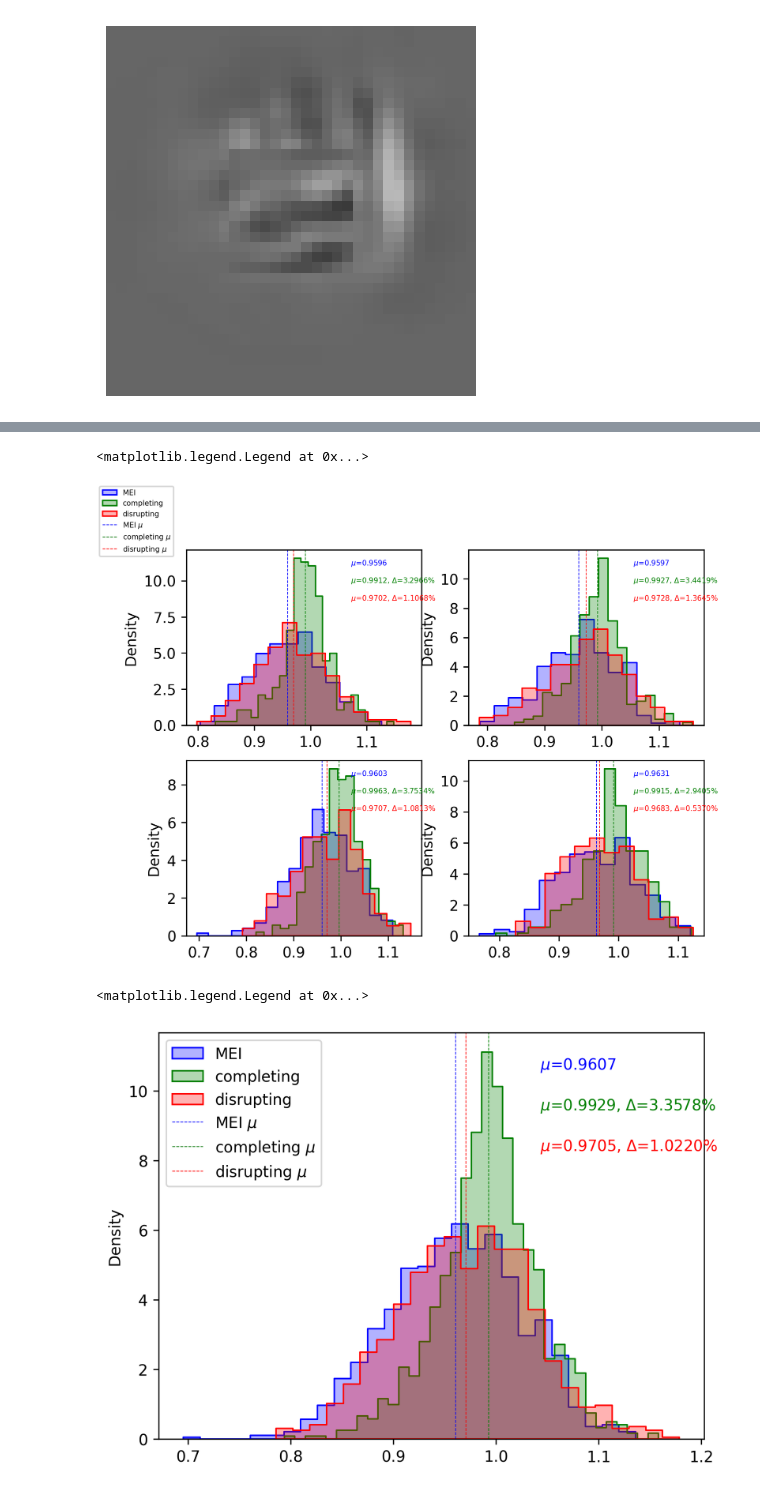
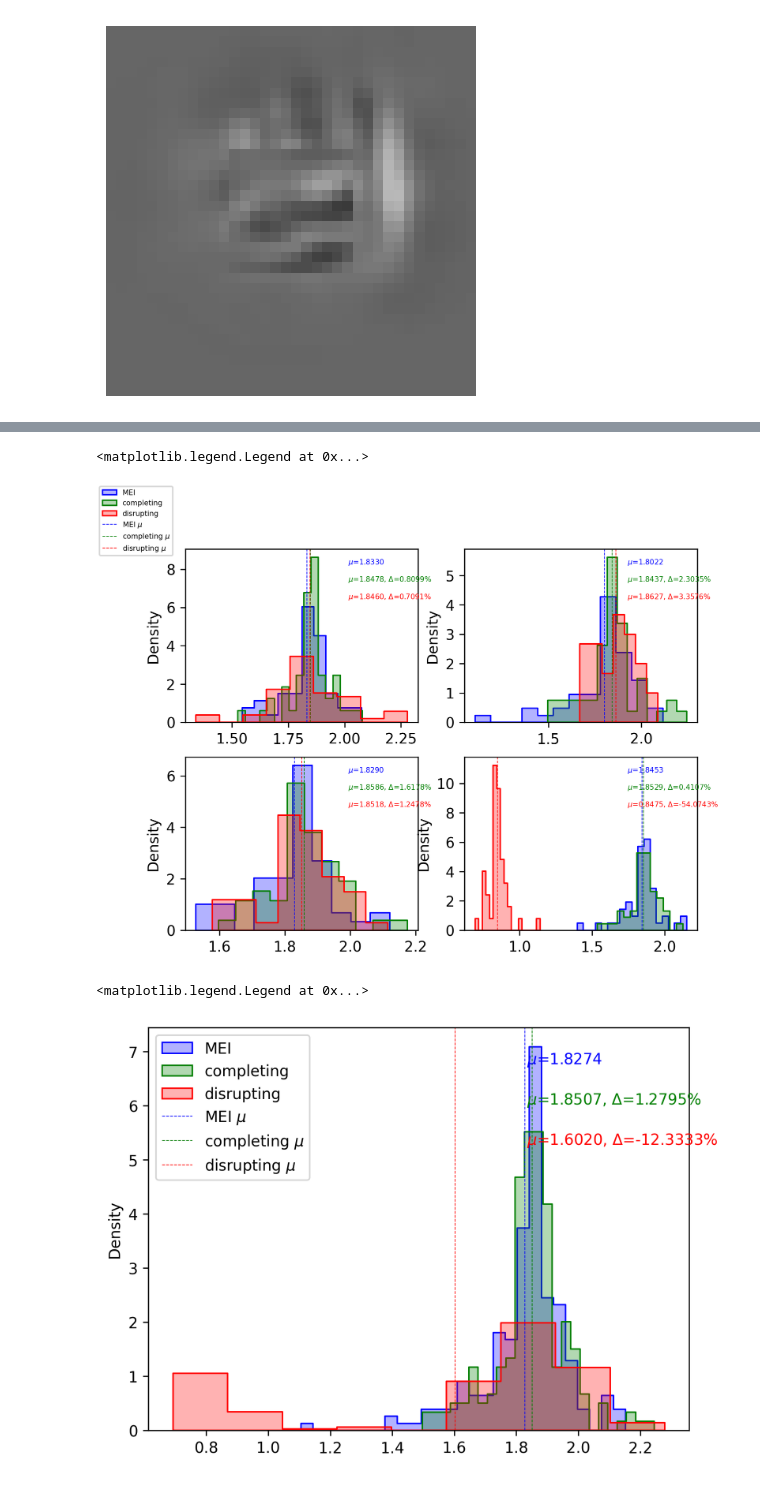
Before and after one commit to suhasshrinivasan/probabilistic-center-surround, a Jupyter notebook: experiments/exc_driven_model/hierarchical_exc_model.ipynb, the cells around one changed output, grey strips where cells are left out. Cells and saved outputs as stored; diff of their text form; code cells hidden in the pictures.

```diff
--- a/experiments/exc_driven_model/hierarchical_exc_model.ipynb
+++ b/experiments/exc_driven_model/hierarchical_exc_model.ipynb
@@ -50,10 +176,0 @@ vmax = np.max(exc_images)
-# %%
-# model_images = exc_images[-G_dim:]
-model_images = np.array([exc_images[0], exc_images[1]])
-model = HierarchicalGratingModel(
-    gratings=model_images,
-    G_prob=G_prob,
-    X_sigma=x_sigma,
-    I_sigma=I_sigma,
-    gratings_offset=offset
-)
@@ -98,7 +246,7 @@ model.visualize_learned_X(nrows=x_visual_nrows, ncols=x_visual_ncols)
 # %%
 empty_image = np.zeros((36, 36))
-empty_image[12:24, 12:24] = model.grating_crops[4][1].reshape(12, 12).copy()
-MEI_center = model.grating_crops[4][1].reshape(12, 12).copy()
+empty_image[12:24, 12:24] = model.pattern_crops[4][1].reshape(12, 12).copy()
+MEI_center = model.pattern_crops[4][1].reshape(12, 12).copy()
 MEI = empty_image
 plt.imshow(MEI, cmap="gray", vmin=vmin, vmax=vmax)
 plt.axis("off")
@@ -106,15 +254,15 @@ plt.axis("off")
 (-0.5, 35.5, 35.5, -0.5)
 [figure]
 # %%
-completing = model.gratings[1].copy()
+completing = model.patterns[1].copy()
 plt.imshow(completing, cmap="gray", vmin=vmin, vmax=vmax)
 plt.axis("off")
 # %% [output]
 (-0.5, 35.5, 35.5, -0.5)
 [figure]
 # %%
-disrupting = model.gratings[0].copy()
-disrupting[12:24, 12:24] = MEI_center
+disrupting = model.patterns[0].copy()
+disrupting[12:24, 12:24] = MEI_center.copy()
 plt.imshow(disrupting, cmap="gray", vmin=vmin, vmax=vmax)
 plt.axis("off")
 # %% [output]
@@ -181,6 +332,6 @@ x_samples_chained[0].shape
 # %%
 fig, axs = plt.subplots(nrows=2, ncols=2, dpi=300)
-neuron_id = 9
+neuron_id = 13
 for idx, ax in enumerate(axs.flatten()):
     mei_samples = x_samples_chained[0][idx][:, neuron_id]
     completing_samples = x_samples_chained[1][idx][:, neuron_id]
@@ -231,10 +382,10 @@ handles, labels = ax.get_legend_handles_labels()
 fig.legend(handles, labels, loc='upper left', prop={'size': 5})
 # %% [output]
 <matplotlib.legend.Legend at 0x...>
-[figure, old version]
+[figure, new version]
 # %%
 fig, ax = plt.subplots(dpi=300)
-neuron_id = 9
+neuron_id = 13
 sns.histplot(
     all_x_samples_reshaped[0][:, neuron_id],
     ax=ax,
@@ -253,31 +404,31 @@ sns.histplot(
     alpha=0.3,
     label="completing"
 )
 sns.histplot(
     all_x_samples_reshaped[2][:, neuron_id],
     ax=ax,
     stat="density",
     color="red",
     element="step",
     alpha=0.3,
     label="disrupting"
 )
 
 MEI_mean = np.mean(all_x_samples_reshaped[0][:, neuron_id])
 completing_mean = np.mean(all_x_samples_reshaped[1][:, neuron_id])
 disrupting_mean = np.mean(all_x_samples_reshaped[2][:, neuron_id])
 completing_perc_change = (completing_mean - MEI_mean) / MEI_mean
 disrupting_perc_change = (disrupting_mean - MEI_mean) / MEI_mean
 
 ax.text(0.7, 0.9, f"$\mu$={MEI_mean:.4f}", size=10, ha="left", va="bottom", transform=ax.transAxes, color='blue')
 ax.text(0.7, 0.8, f"$\mu$={completing_mean:.4f}, $\Delta$={completing_perc_change*100:.4f}%", size=10, ha="left", va="bottom", transform=ax.transAxes, color='green')
 ax.text(0.7, 0.7, f"$\mu$={disrupting_mean:.4f}, $\Delta$={disrupting_perc_change*100:.4f}%", size=10, ha="left", va="bottom", transform=ax.transAxes, color='red')
 
 ax.axvline(MEI_mean, color="blue", linestyle="--", linewidth=0.5, label="MEI $\mu$")
 ax.axvline(completing_mean, color="green", linestyle="--", linewidth=0.5, label="completing $\mu$")
 ax.axvline(disrupting_mean, color="red", linestyle="--", linewidth=0.5, label="disrupting $\mu$")
 
 ax.legend(loc="upper left")
 # %% [output]
 <matplotlib.legend.Legend at 0x...>
-[figure, old version]
+[figure, new version]
```
Also changed, not shown: parts of 33 cells of this notebook, 15 other files.
